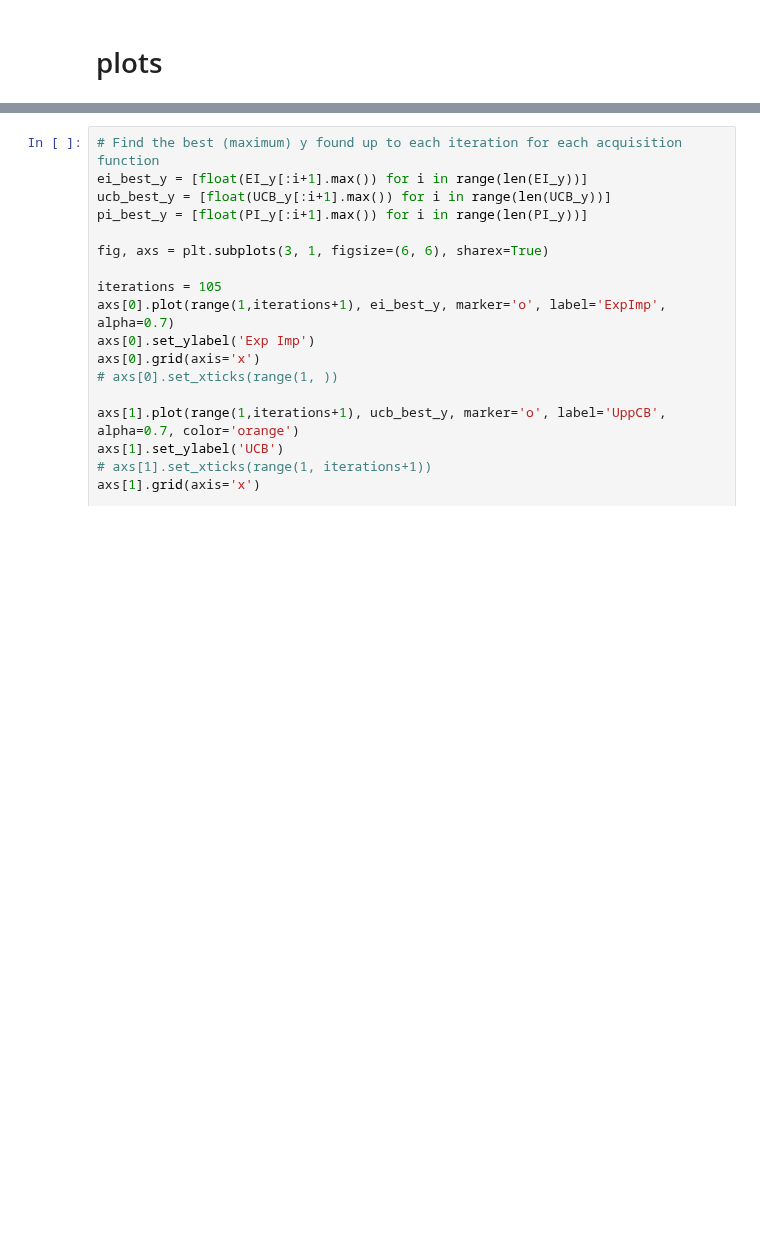
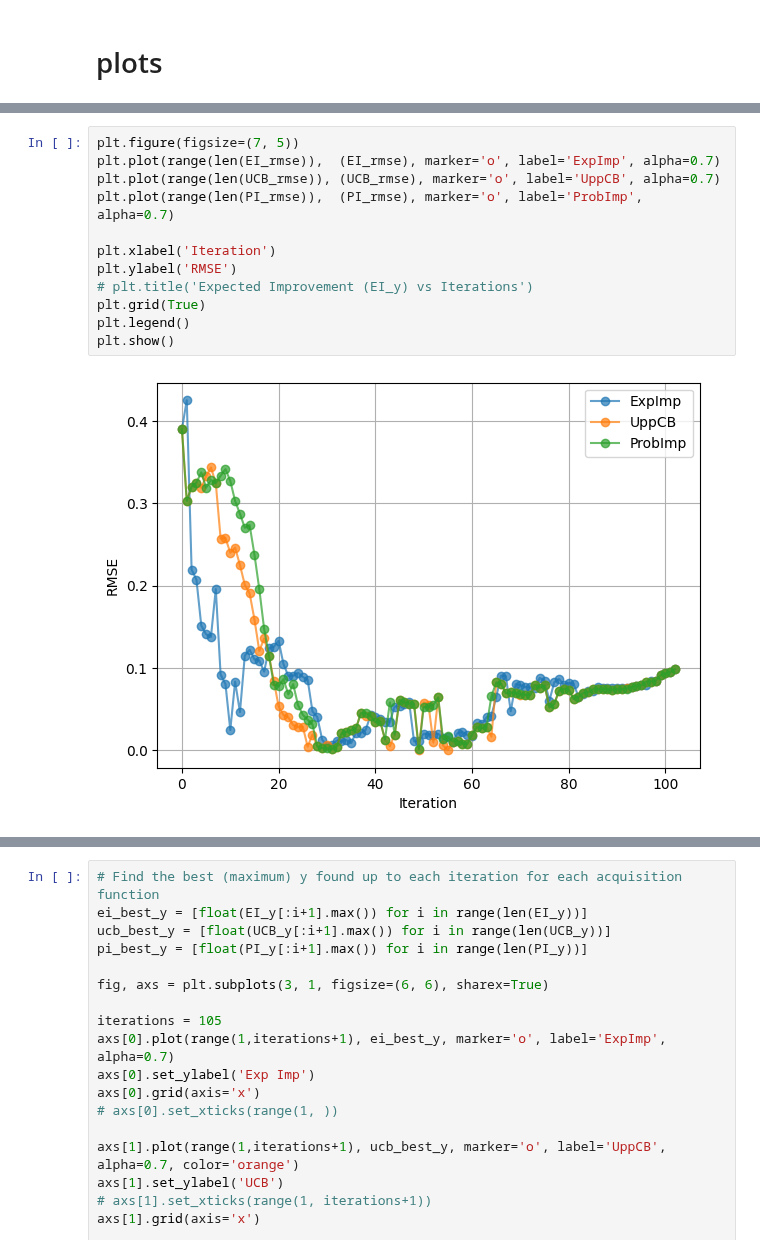
Before and after one commit to uwsunlab/BO-RFB, a Jupyter notebook: PoolBased/AcquisitionFunctions/pool_aqu_comparison_alldata.ipynb, the cells around one changed output, grey strips where cells are left out. Drawn from its saved outputs; the diff is of its cells as text; blank space fills up the shorter version.

```diff
--- a/PoolBased/AcquisitionFunctions/pool_aqu_comparison_alldata.ipynb
+++ b/PoolBased/AcquisitionFunctions/pool_aqu_comparison_alldata.ipynb
@@ -150,3 +157,17 @@ for i in range(len(ExpImp)):
+# %%
+plt.figure(figsize=(7, 5))
+plt.plot(range(len(EI_rmse)),  (EI_rmse), marker='o', label='ExpImp', alpha=0.7)
+plt.plot(range(len(UCB_rmse)), (UCB_rmse), marker='o', label='UppCB', alpha=0.7)
+plt.plot(range(len(PI_rmse)),  (PI_rmse), marker='o', label='ProbImp', alpha=0.7)
+
+plt.xlabel('Iteration')
+plt.ylabel('RMSE')
+# plt.title('Expected Improvement (EI_y) vs Iterations')
+plt.grid(True)
+plt.legend()
+plt.show()
+# %% [output]
+[figure, added]
 # %%
 plt.figure(figsize=(7, 5))
 plt.plot(range(train_size, len(EI_y) + 1), (EI_var_sum), marker='o', label='ExpImp', alpha=0.7)
```
Also changed, not shown: parts of 6 cells of this notebook, 1 other file.
